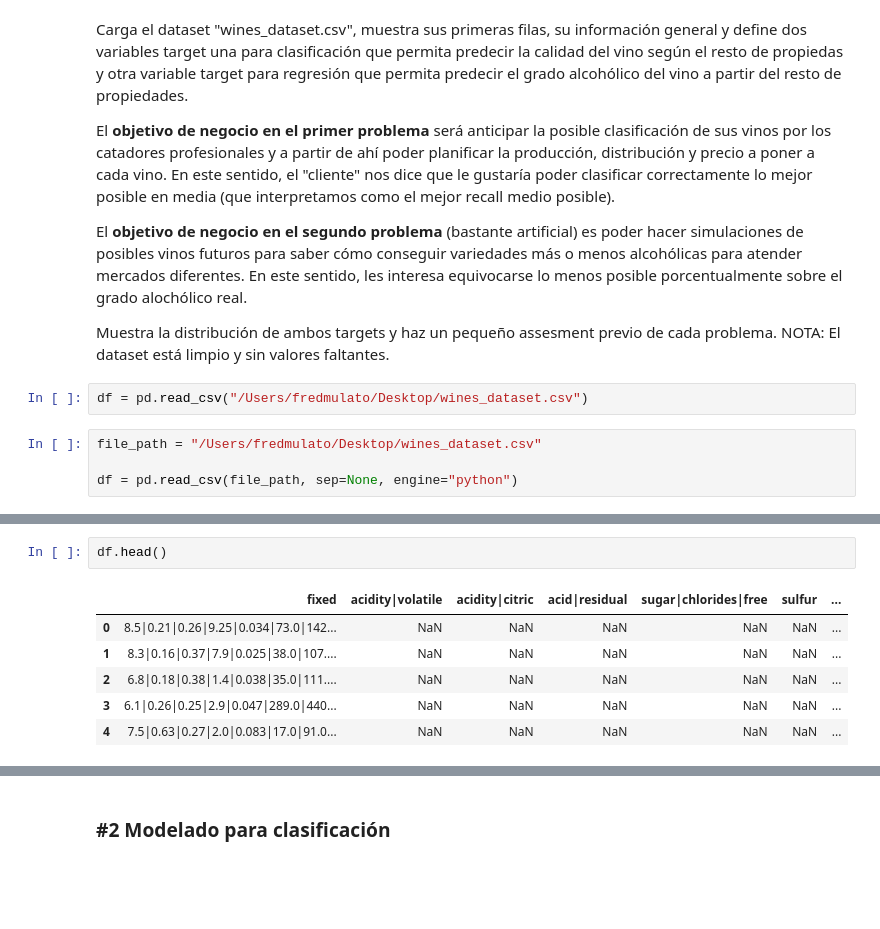
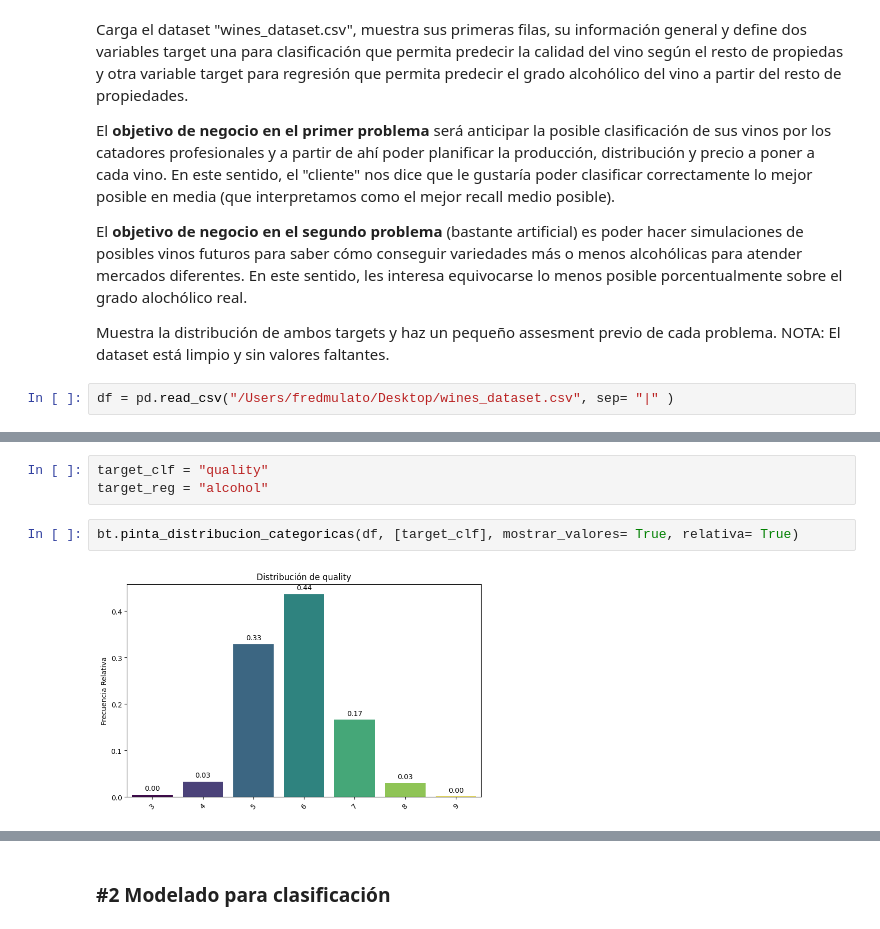
Before and after one commit to Fredmulato93/ONLINE_DS_THEBRIDGE_FRED_MULATO_93, a Jupyter notebook: 04_Machine_Learning/Sprint_12/Unidad_02/Practica_Obligatoria/18_Practica_Obligatoria_Repaso_Aprendizaje_Supervisado.ipynb, the cells around one changed output, grey strips where cells are left out. Drawn from its saved outputs; the diff is of its cells as text; blank space fills up the shorter version.

```diff
--- a/04_Machine_Learning/Sprint_12/Unidad_02/Practica_Obligatoria/18_Practica_Obligatoria_Repaso_Aprendizaje_Supervisado.ipynb
+++ b/04_Machine_Learning/Sprint_12/Unidad_02/Practica_Obligatoria/18_Practica_Obligatoria_Repaso_Aprendizaje_Supervisado.ipynb
@@ -48,8 +71,4 @@ El **objetivo de negocio en el segundo problema** (bastante artificial) es poder
 
 Muestra la distribución de ambos targets y haz un pequeño assesment previo de cada problema. NOTA: El dataset está limpio y sin valores faltantes.
 # %%
-df = pd.read_csv("/Users/fredmulato/Desktop/wines_dataset.csv")
+df = pd.read_csv("/Users/fredmulato/Desktop/wines_dataset.csv", sep= "|" )
-# %%
-file_path = "/Users/fredmulato/Desktop/wines_dataset.csv"
-
-df = pd.read_csv(file_path, sep=None, engine="python")
@@ -67,9 +117,7 @@ memory usage: 50.9+ KB
-# %%
-df.head()
-# %% [output]
-|  | fixed | acidity|volatile | acidity|citric | acid|residual | sugar|chlorides|free | sulfur | ... |
-| 0 | 8.5|0.21|0.26|9.25|0.034|73.0|142... | NaN | NaN | NaN | NaN | NaN | ... |
-| 1 | 8.3|0.16|0.37|7.9|0.025|38.0|107.... | NaN | NaN | NaN | NaN | NaN | ... |
-| 2 | 6.8|0.18|0.38|1.4|0.038|35.0|111.... | NaN | NaN | NaN | NaN | NaN | ... |
-| 3 | 6.1|0.26|0.25|2.9|0.047|289.0|440... | NaN | NaN | NaN | NaN | NaN | ... |
-| 4 | 7.5|0.63|0.27|2.0|0.083|17.0|91.0... | NaN | NaN | NaN | NaN | NaN | ... |
+# %%
+target_clf = "quality"
+target_reg = "alcohol"
+# %%
+bt.pinta_distribucion_categoricas(df, [target_clf], mostrar_valores= True, relativa= True)
+# %% [output]
+[figure, added]
```
Also changed, not shown: parts of 6 cells of this notebook, 4 other files.
